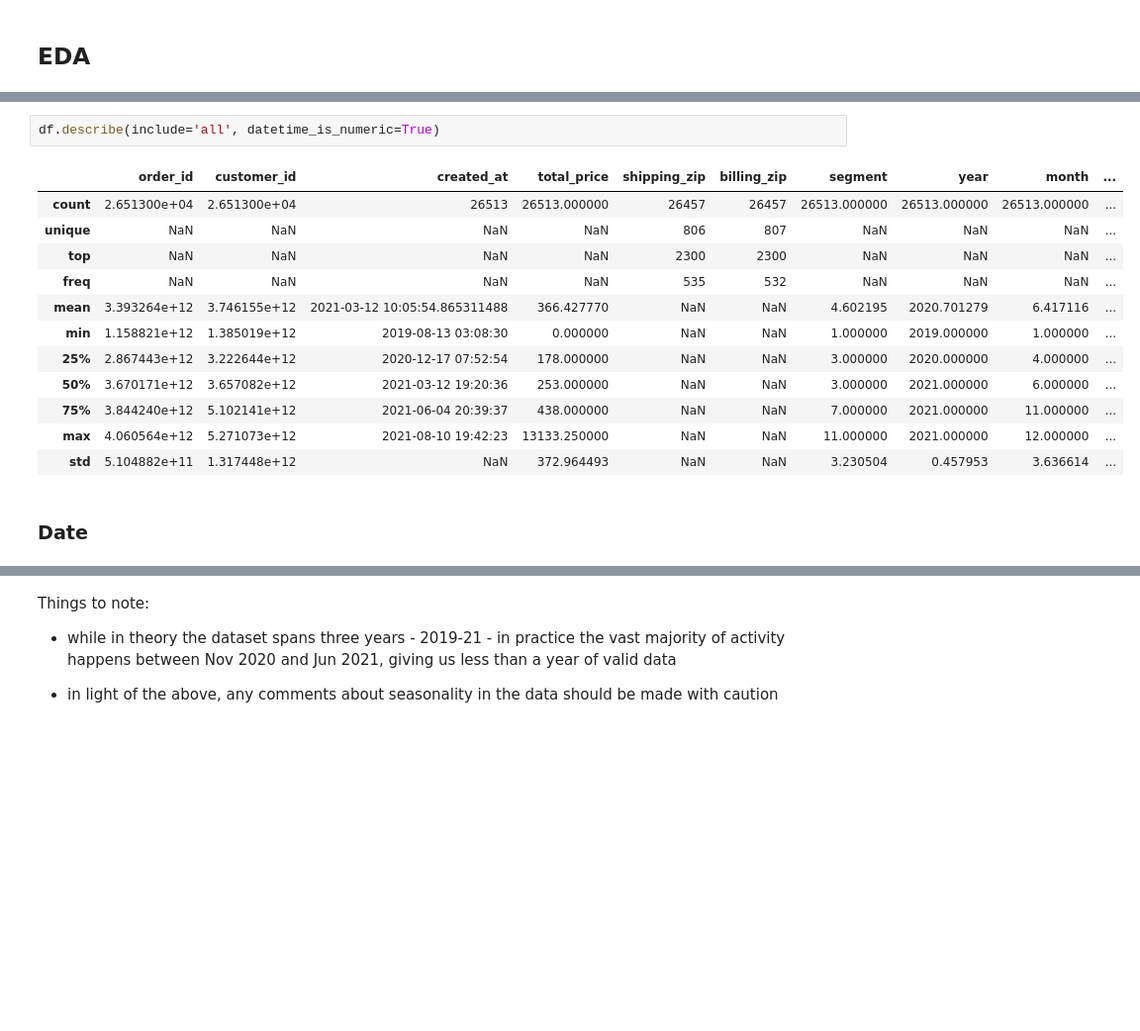
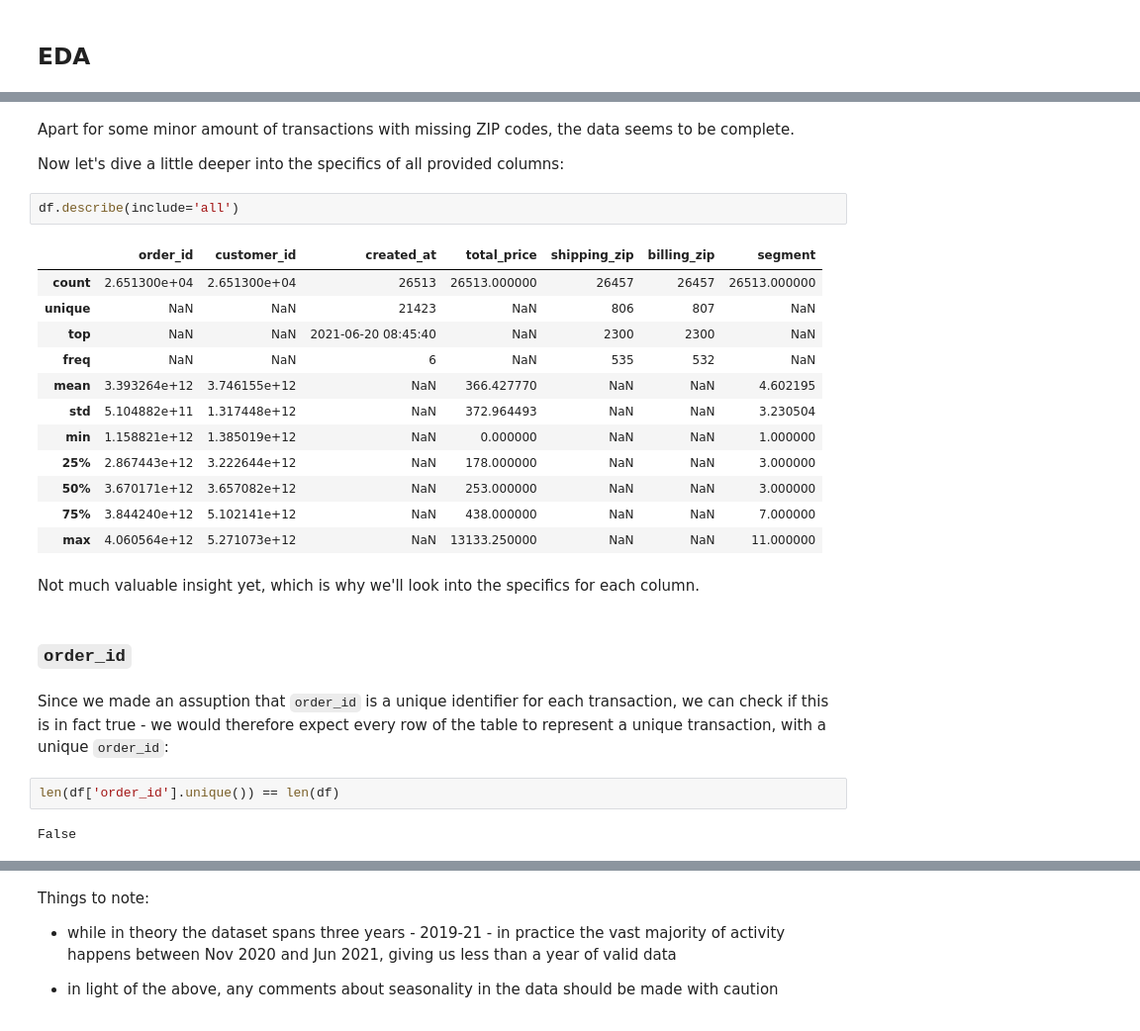
Before and after one commit to TomaszKaleczyc/customer_order_prediction, a Jupyter notebook: src/01_EDA.ipynb, the cells around one changed output, grey strips where cells are left out. Shown: that part at 99% size. Saved outputs shown, nothing was run; the diff lists cells and outputs as text; blank space fills up the shorter version.

```diff
--- a/src/01_EDA.ipynb
+++ b/src/01_EDA.ipynb
@@ -56,18 +58,30 @@ yearmonth        0
 dtype: int64
+# %% [markdown]
+Apart for some minor amount of transactions with missing ZIP codes, the data seems to be complete.
+
+Now let's dive a little deeper into the specifics of all provided columns:
 # %%
-df.describe(include='all', datetime_is_numeric=True)
+df.describe(include='all')
 # %% [output]
-|  | order_id | customer_id | created_at | total_price | shipping_zip | billing_zip | segment | year | month | ... |
-| count | 2.651300e+04 | 2.651300e+04 | 26513 | 26513.000000 | 26457 | 26457 | 26513.000000 | 26513.000000 | 26513.000000 | ... |
-| unique | NaN | NaN | NaN | NaN | 806 | 807 | NaN | NaN | NaN | ... |
-| top | NaN | NaN | NaN | NaN | 2300 | 2300 | NaN | NaN | NaN | ... |
-| freq | NaN | NaN | NaN | NaN | 535 | 532 | NaN | NaN | NaN | ... |
-| mean | 3.393264e+12 | 3.746155e+12 | 2021-03-12 10:05:54.865311488 | 366.427770 | NaN | NaN | 4.602195 | 2020.701279 | 6.417116 | ... |
-| min | 1.158821e+12 | 1.385019e+12 | 2019-08-13 03:08:30 | 0.000000 | NaN | NaN | 1.000000 | 2019.000000 | 1.000000 | ... |
-| 25% | 2.867443e+12 | 3.222644e+12 | 2020-12-17 07:52:54 | 178.000000 | NaN | NaN | 3.000000 | 2020.000000 | 4.000000 | ... |
-| 50% | 3.670171e+12 | 3.657082e+12 | 2021-03-12 19:20:36 | 253.000000 | NaN | NaN | 3.000000 | 2021.000000 | 6.000000 | ... |
-| 75% | 3.844240e+12 | 5.102141e+12 | 2021-06-04 20:39:37 | 438.000000 | NaN | NaN | 7.000000 | 2021.000000 | 11.000000 | ... |
-| max | 4.060564e+12 | 5.271073e+12 | 2021-08-10 19:42:23 | 13133.250000 | NaN | NaN | 11.000000 | 2021.000000 | 12.000000 | ... |
-| std | 5.104882e+11 | 1.317448e+12 | NaN | 372.964493 | NaN | NaN | 3.230504 | 0.457953 | 3.636614 | ... |
+|  | order_id | customer_id | created_at | total_price | shipping_zip | billing_zip | segment |
+| count | 2.651300e+04 | 2.651300e+04 | 26513 | 26513.000000 | 26457 | 26457 | 26513.000000 |
+| unique | NaN | NaN | 21423 | NaN | 806 | 807 | NaN |
+| top | NaN | NaN | 2021-06-20 08:45:40 | NaN | 2300 | 2300 | NaN |
+| freq | NaN | NaN | 6 | NaN | 535 | 532 | NaN |
+| mean | 3.393264e+12 | 3.746155e+12 | NaN | 366.427770 | NaN | NaN | 4.602195 |
+| std | 5.104882e+11 | 1.317448e+12 | NaN | 372.964493 | NaN | NaN | 3.230504 |
+| min | 1.158821e+12 | 1.385019e+12 | NaN | 0.000000 | NaN | NaN | 1.000000 |
+| 25% | 2.867443e+12 | 3.222644e+12 | NaN | 178.000000 | NaN | NaN | 3.000000 |
+| 50% | 3.670171e+12 | 3.657082e+12 | NaN | 253.000000 | NaN | NaN | 3.000000 |
+| 75% | 3.844240e+12 | 5.102141e+12 | NaN | 438.000000 | NaN | NaN | 7.000000 |
+| max | 4.060564e+12 | 5.271073e+12 | NaN | 13133.250000 | NaN | NaN | 11.000000 |
+# %% [markdown]
+Not much valuable insight yet, which is why we'll look into the specifics for each column.
 # %% [markdown]
-### Date
+### `order_id`
+# %% [markdown]
+Since we made an assuption that `order_id` is a unique identifier for each transaction, we can check if this is in fact true - we would therefore expect every row of the table to represent a unique transaction, with a unique `order_id`:
+# %%
+len(df['order_id'].unique()) == len(df)
+# %% [output]
+False
```
Also changed, not shown: parts of 39 cells of this notebook.
